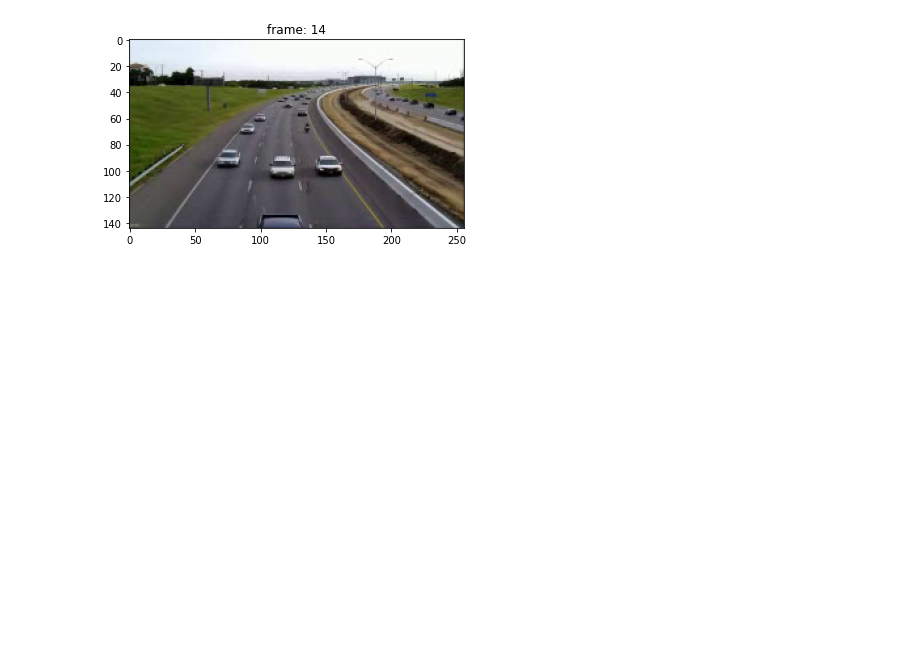
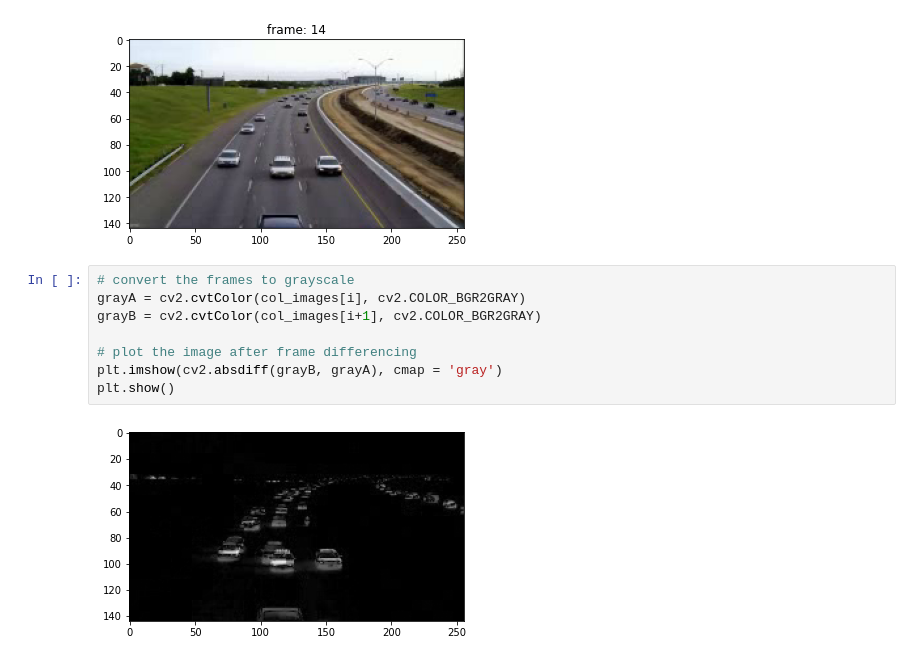
Before and after one commit to amr33mohamd/phase2_locate_identify_cars, a Jupyter notebook: Indetify.ipynb, the cells around one changed output. Drawn from its saved outputs; the diff is of its cells as text; blank space fills up the shorter version.

Commit message:
differ two images in gray

```diff
--- a/Indetify.ipynb
+++ b/Indetify.ipynb
@@ -40,3 +40,13 @@ for frame in [i, i+1]:
 # %% [output]
 [figure]
 [figure]
+# %%
+# convert the frames to grayscale
+grayA = cv2.cvtColor(col_images[i], cv2.COLOR_BGR2GRAY)
+grayB = cv2.cvtColor(col_images[i+1], cv2.COLOR_BGR2GRAY)
+
+# plot the image after frame differencing
+plt.imshow(cv2.absdiff(grayB, grayA), cmap = 'gray')
+plt.show()
+# %% [output]
+[figure, added]
```
